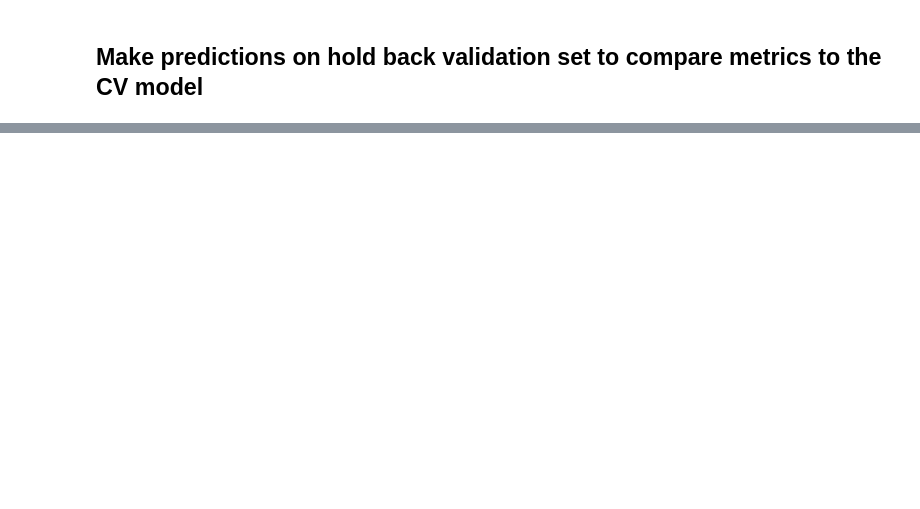
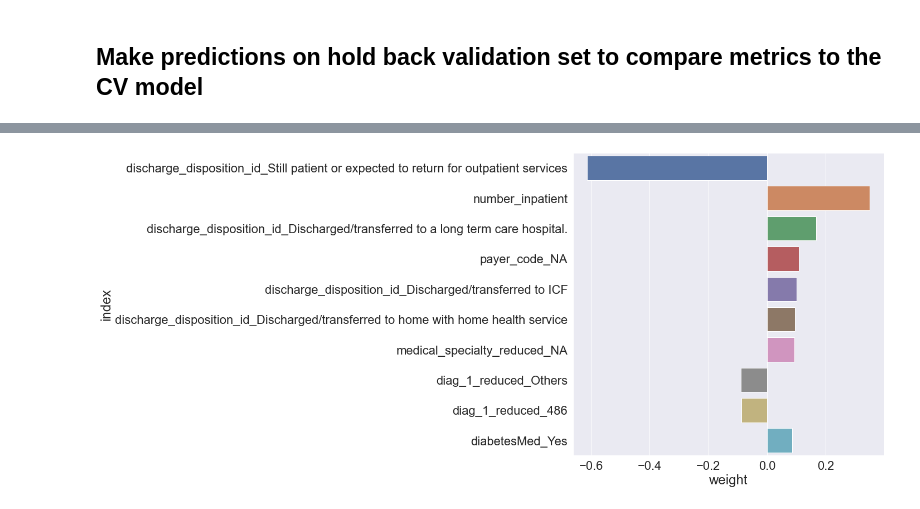
Before and after one commit to JosephLazarus/QTW, a Jupyter notebook: Case Study 2/WorkingFiles/CaseStudy2_PR_datawrangling.ipynb, the cells around one changed output, grey strips where cells are left out. Drawn from its saved outputs; the diff is of its cells as text; code cells hidden in the pictures; blank space fills up the shorter version.

```diff
--- a/Case Study 2/WorkingFiles/CaseStudy2_PR_datawrangling.ipynb
+++ b/Case Study 2/WorkingFiles/CaseStudy2_PR_datawrangling.ipynb
@@ -289 +292,16 @@ scorer = {
 }
+# %%
+import sklearn
+from sklearn.linear_model import LogisticRegression
+from sklearn.model_selection import cross_validate
+
+#lr does not have weights applied
+# lr = LogisticRegression(penalty='l1', C=1, class_weight=None, solver='saga', max_iter=100) # get object
+lr = LogisticRegression(penalty='elasticnet', C=1, l1_ratio=0.01, class_weight='balanced', solver='saga', max_iter=100, multi_class='ovr')
+
+cv_results = sklearn.model_selection.cross_validate(lr, X_host, y_host, cv=cv_object, scoring=scorer, error_score="raise")
+
+print("Mean Accuracy = ",cv_results['test_accuracy'].mean())
+print("Mean Precision = ",cv_results['test_precision'].mean())
+print("Mean Recall = ",cv_results['test_recall'].mean())
+print("Mean F1 = ",cv_results['test_F1'].mean())
@@ -354,15 +370,2 @@ Mean Recall =  0.5075703185578502
 # %% [markdown]
 ## Make predictions on hold back validation set to compare metrics to the CV model
-# %%
-# lr = LogisticRegression(penalty='elasticnet', C=10, l1_ratio=0.5, class_weight='balanced', solver='saga', max_iter=100, multi_class='auto') # get object
-# lr = LogisticRegression(penalty='elasticnet', C=20, l1_ratio=0.1, class_weight='balanced', solver='saga', max_iter=100,
-#                         multi_class='auto', tol=.0001, verbose=0, warm_start=False, intercept_scaling=1, fit_intercept=True)
-lr = LogisticRegression(penalty='elasticnet', C=20, l1_ratio=0.01, class_weight='balanced', solver='saga', max_iter=100,
-                        multi_class='auto', tol=.0001, verbose=0, warm_start=False, intercept_scaling=1, fit_intercept=True)
-
-lr_model_fit = lr.fit(X_host,y_host)
-lr_validation_predictions = lr.predict(X_host_validate)
-
-#print(lr_validation_predictions)
-from sklearn.metrics import accuracy_score
-print("Validation Set Accuracy: ", accuracy_score(y_host_validate, lr_validation_predictions))
@@ -425,0 +455,13 @@ plt.legend(bbox_to_anchor=(1.04,0.5), loc="center left", borderaxespad=0)
+# %%
+
+weights = lr_model_fit.coef_.T # take transpose to make a column vector
+variable_names = host_validation.drop(['was_readmitted'],axis=1).columns
+
+coefficients = pd.DataFrame(weights,variable_names)
+coefficients = coefficients.rename(columns={coefficients.columns[0]: 'weight'})
+coefficients = coefficients.sort_values(by='weight', key=abs, ascending=False)
+coefficients.reset_index(level=0, inplace=True)
+
+ax = sns.barplot(y="index", x="weight", data=coefficients.head(10))
+# %% [output]
+[figure, added]
```
Also changed, not shown: parts of 21 cells of this notebook, 1 other file.
